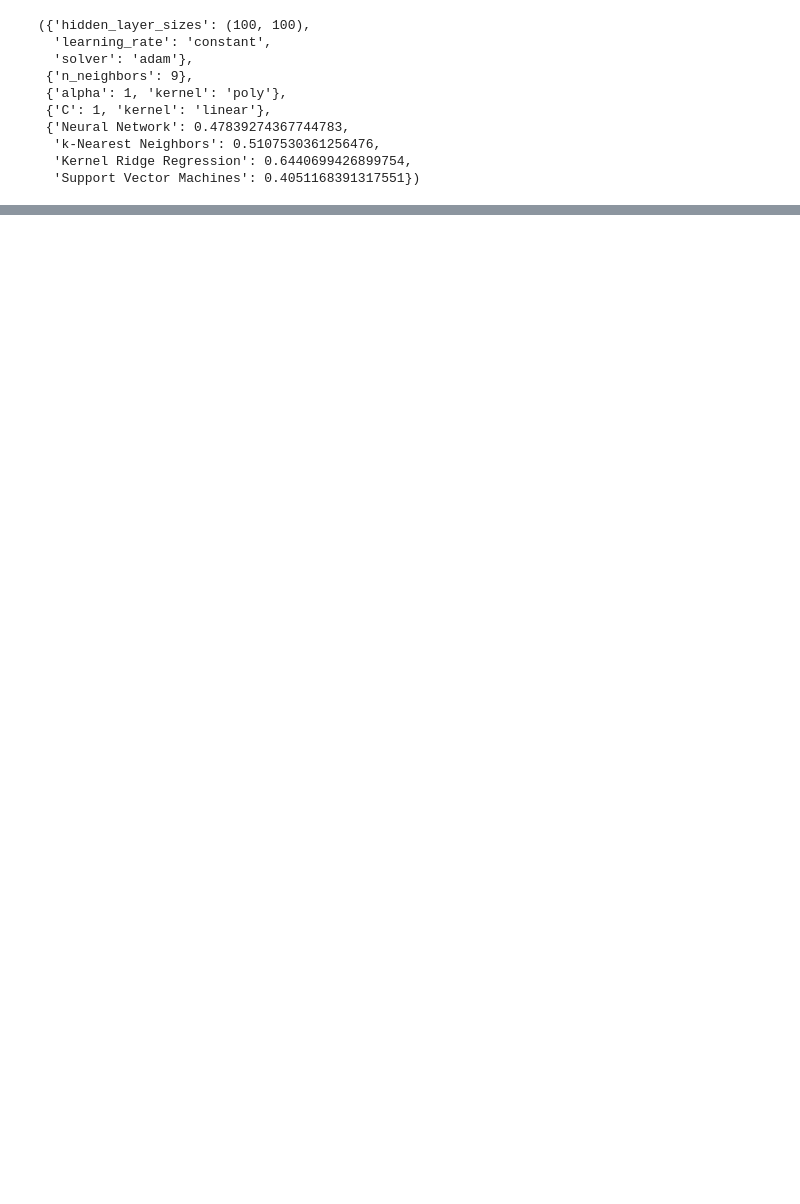
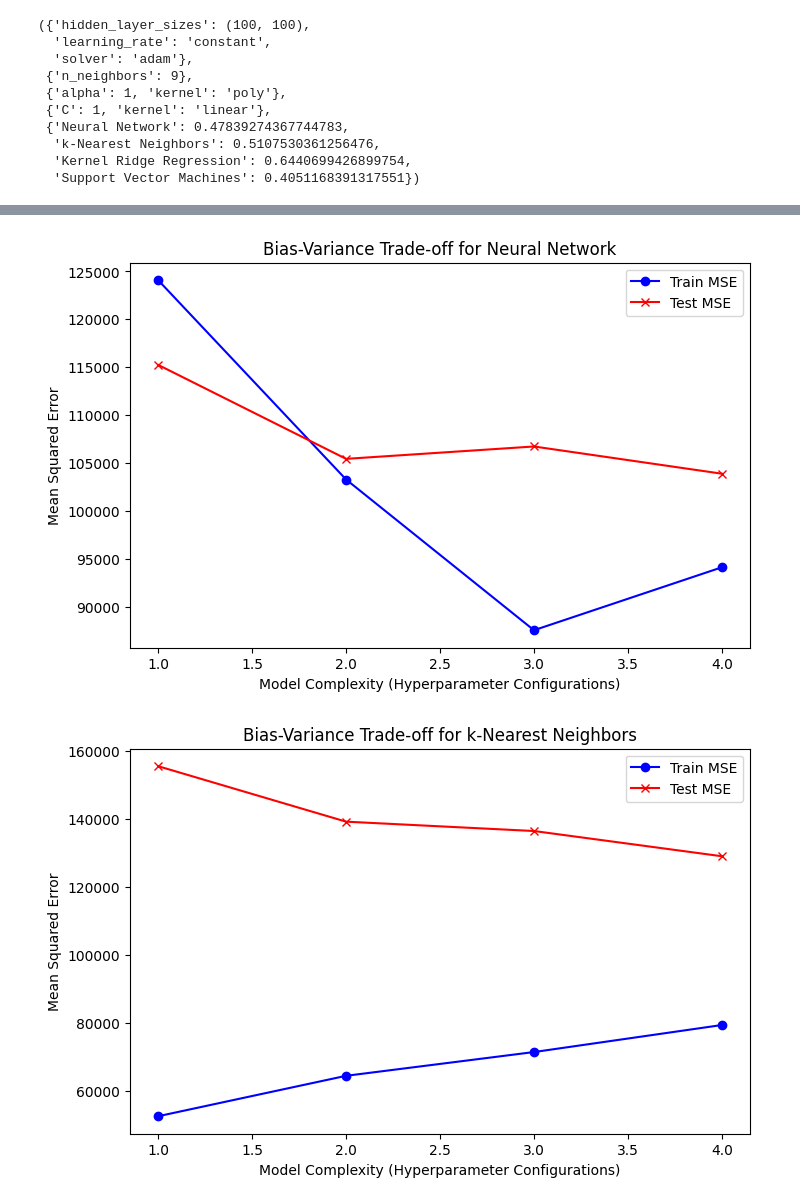
Before and after one commit to bs333/cs559, a Jupyter notebook: CS559 - Homework/hw4/sid_bhatia_hw4.ipynb, the cells around one changed output, grey strips where cells are left out. Drawn from its saved outputs; the diff is of its cells as text; code cells hidden in the pictures; blank space fills up the shorter version.

```diff
--- a/CS559 - Homework/hw4/sid_bhatia_hw4.ipynb
+++ b/CS559 - Homework/hw4/sid_bhatia_hw4.ipynb
@@ -102,0 +164,19 @@ performance_df_fresh
+# %%
+kernel_alpha_combinations = [
+    ('linear', 1),
+    ('rbf', 1),
+    ('poly', 0.1),
+    ('linear', 10)
+]
+
+train_mse_krr = []
+test_mse_krr = []
+training_times_krr = []
+
+for kernel, alpha in kernel_alpha_combinations:
+    krr = KernelRidge(kernel=kernel, alpha=alpha)
+    train_mse, test_mse, training_time = track_time_and_mse(krr, X_train_scaled_fresh, y_train_fresh, X_test_scaled_fresh, y_test_fresh)
+
+    train_mse_krr.append(train_mse)
+    test_mse_krr.append(test_mse)
+    training_times_krr.append(training_time)
@@ -260,0 +364,33 @@ time_and_plot_models(models, X_train_scaled_fresh, y_train_fresh)
+# %%
+import matplotlib.pyplot as plt
+
+def plot_bias_variance(train_mses, test_mses, model_name):
+    plt.figure(figsize=(8, 5))
+    plt.plot(range(1, len(train_mses) + 1), train_mses, label='Train MSE', marker='o', color='blue')
+    plt.plot(range(1, len(test_mses) + 1), test_mses, label='Test MSE', marker='x', color='red')
+    plt.title(f"Bias-Variance Trade-off for {model_name}")
+    plt.xlabel('Model Complexity (Hyperparameter Configurations)')
+    plt.ylabel('Mean Squared Error')
+    plt.legend()
+    plt.show()
+
+def plot_training_times(training_times, model_name, color):
+    plt.figure(figsize=(8, 5))
+    plt.bar(range(1, len(training_times) + 1), training_times, color = color)
+    plt.title(f"Training Times for {model_name}")
+    plt.xlabel('Model Complexity (Hyperparameter Configurations)')
+    plt.ylabel('Training Time (seconds)')
+    plt.show()
+
+plot_bias_variance(train_mse_nn, test_mse_nn, "Neural Network")
+plot_bias_variance(train_mse_knn, test_mse_knn, "k-Nearest Neighbors")
+plot_bias_variance(train_mse_krr, test_mse_krr, "Kernel Ridge Regression")
+plot_bias_variance(train_mse_svr, test_mse_svr, "Support Vector Machines")
+
+plot_training_times(training_times_nn, "Neural Network", color = 'green')
+plot_training_times(training_times_knn, "k-Nearest Neighbors", color = 'blue')
+plot_training_times(training_times_krr, "Kernel Ridge Regression", color = 'yellow')
+plot_training_times(training_times_svr, "Support Vector Machines", color = 'red')
+# %% [output]
+[figure, added]
+[figure, added]
```
Also changed, not shown: parts of 14 cells of this notebook, 13 other files.
